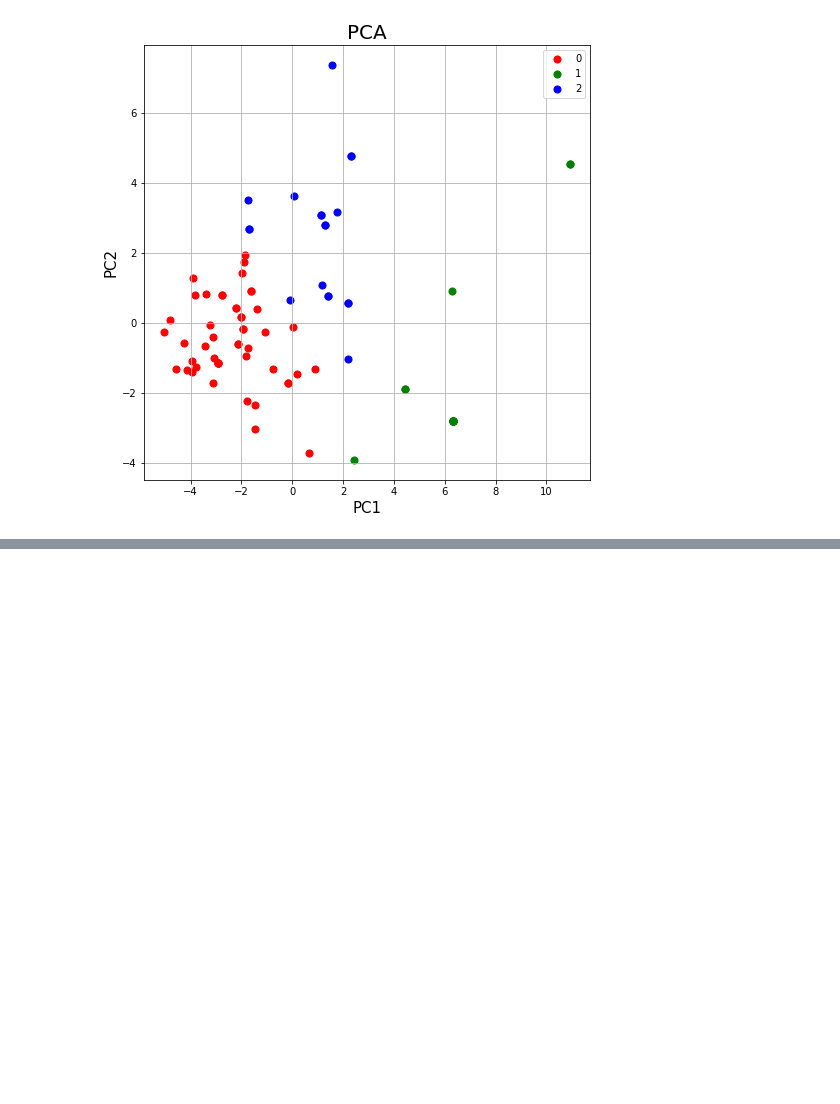
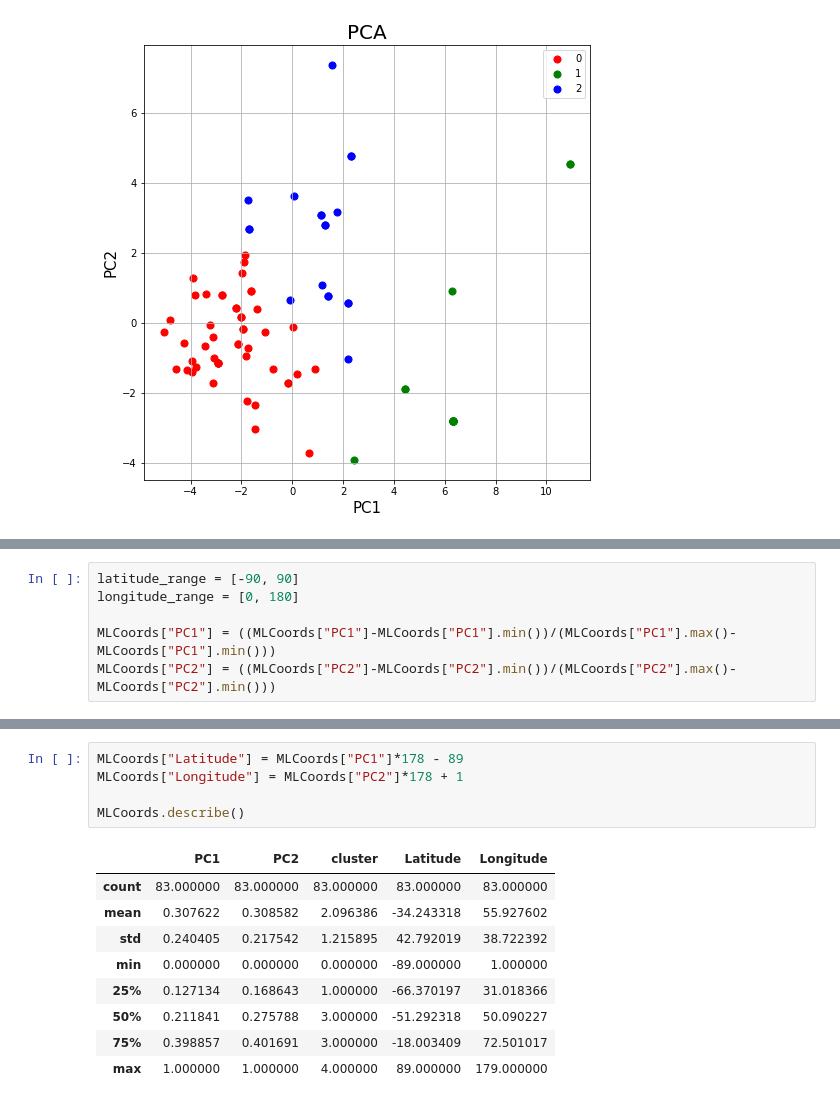
Before and after one commit to Santiago8888/Kin, a Jupyter notebook: Job_s_PCA_V1_1.ipynb, the cells around one changed output, grey strips where cells are left out. Saved outputs shown, nothing was run; the diff lists cells and outputs as text; blank space fills up the shorter version.

```diff
--- a/Job_s_PCA_V1_1.ipynb
+++ b/Job_s_PCA_V1_1.ipynb
@@ -273,0 +371,6 @@ Clusters Size: 49 15 19
+# %%
+latitude_range = [-90, 90]
+longitude_range = [0, 180]
+
+MLCoords["PC1"] = ((MLCoords["PC1"]-MLCoords["PC1"].min())/(MLCoords["PC1"].max()-MLCoords["PC1"].min()))
+MLCoords["PC2"] = ((MLCoords["PC2"]-MLCoords["PC2"].min())/(MLCoords["PC2"].max()-MLCoords["PC2"].min()))
@@ -273,0 +389,15 @@ Clusters Size: 49 15 19
+# %%
+MLCoords["Latitude"] = MLCoords["PC1"]*178 - 89
+MLCoords["Longitude"] = MLCoords["PC2"]*178 + 1
+
+MLCoords.describe()
+# %% [output]
+|  | PC1 | PC2 | cluster | Latitude | Longitude |
+| count | 83.000000 | 83.000000 | 83.000000 | 83.000000 | 83.000000 |
+| mean | 0.307622 | 0.308582 | 2.096386 | -34.243318 | 55.927602 |
+| std | 0.240405 | 0.217542 | 1.215895 | 42.792019 | 38.722392 |
+| min | 0.000000 | 0.000000 | 0.000000 | -89.000000 | 1.000000 |
+| 25% | 0.127134 | 0.168643 | 1.000000 | -66.370197 | 31.018366 |
+| 50% | 0.211841 | 0.275788 | 3.000000 | -51.292318 | 50.090227 |
+| 75% | 0.398857 | 0.401691 | 3.000000 | -18.003409 | 72.501017 |
+| max | 1.000000 | 1.000000 | 4.000000 | 89.000000 | 179.000000 |
```
Also changed, not shown: parts of 14 cells of this notebook.
